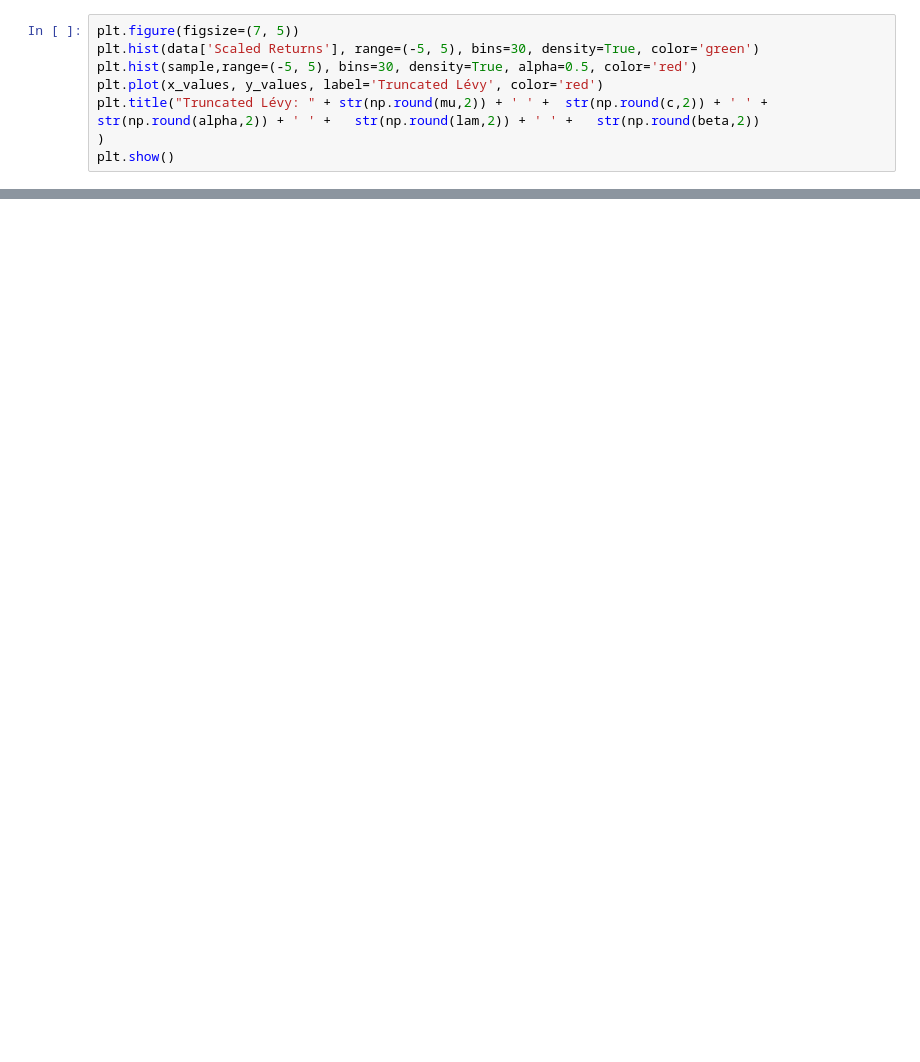
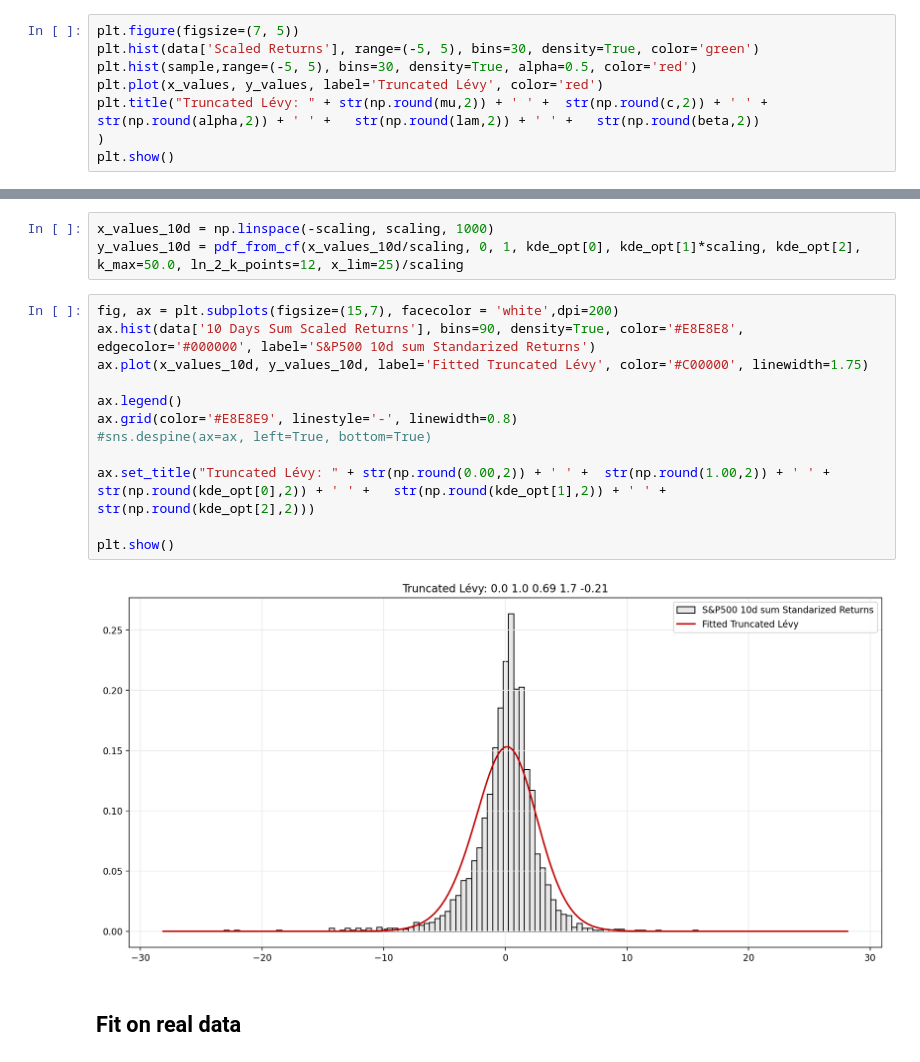
Before and after one commit to Naarsk/Economics, a Jupyter notebook: Finance/Risk Management/numerical_distributions/00_example.ipynb, the cells around one changed output, grey strips where cells are left out. Cells and saved outputs as stored; diff of their text form; blank space fills up the shorter version.

```diff
--- a/Finance/Risk Management/numerical_distributions/00_example.ipynb
+++ b/Finance/Risk Management/numerical_distributions/00_example.ipynb
@@ -118,0 +175,19 @@ result = fit_levy(data['Scaled Returns'], initial_guess, k_max=15.0, ln_2_k_poin
+# %%
+x_values_10d = np.linspace(-scaling, scaling, 1000)
+y_values_10d = pdf_from_cf(x_values_10d/scaling, 0, 1, kde_opt[0], kde_opt[1]*scaling, kde_opt[2], k_max=50.0, ln_2_k_points=12, x_lim=25)/scaling
+# %%
+fig, ax = plt.subplots(figsize=(15,7), facecolor = 'white',dpi=200)
+ax.hist(data['10 Days Sum Scaled Returns'], bins=90, density=True, color='#E8E8E8', edgecolor='#000000', label='S&P500 10d sum Standarized Returns')
+ax.plot(x_values_10d, y_values_10d, label='Fitted Truncated Lévy', color='#C00000', linewidth=1.75)
+
+ax.legend()
+ax.grid(color='#E8E8E9', linestyle='-', linewidth=0.8)
+#sns.despine(ax=ax, left=True, bottom=True)
+
+ax.set_title("Truncated Lévy: " + str(np.round(0.00,2)) + ' ' +  str(np.round(1.00,2)) + ' ' +   str(np.round(kde_opt[0],2)) + ' ' +   str(np.round(kde_opt[1],2)) + ' ' +   str(np.round(kde_opt[2],2)))
+
+plt.show()
+# %% [output]
+[figure, added]
+# %% [markdown]
+## Fit on real data
```
Also changed, not shown: parts of 24 cells of this notebook, 5 other files.
